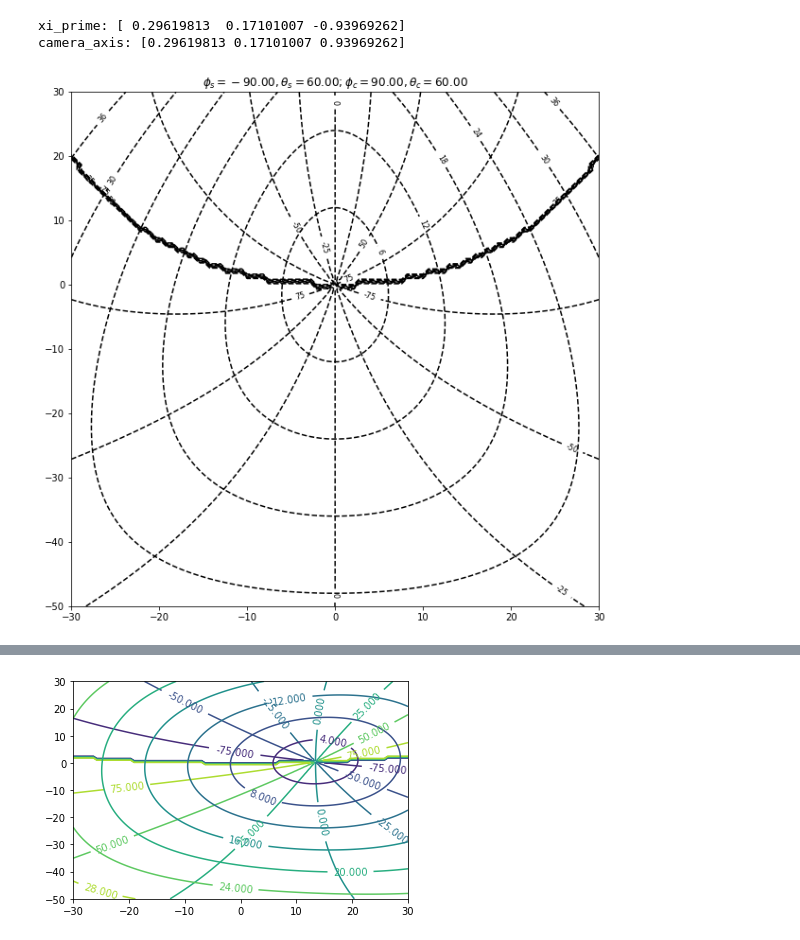
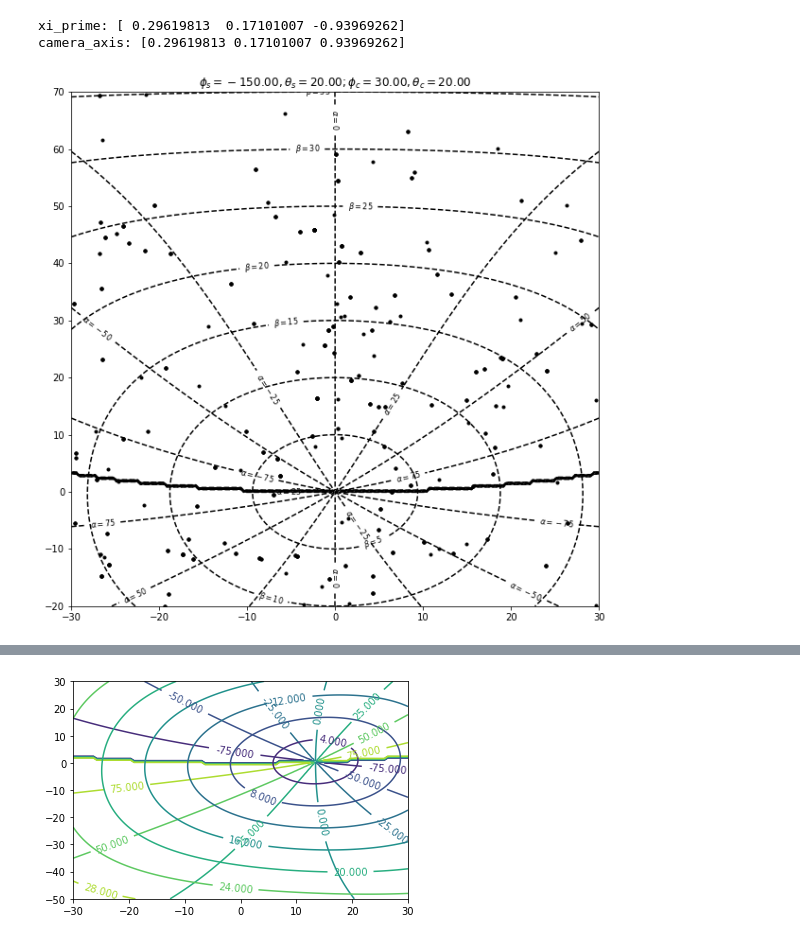
Before and after one commit to pakhuiying/wave_simulation, a Jupyter notebook: Cox_Munk_wave.ipynb, the cells around one changed output, grey strips where cells are left out. Drawn from its saved outputs; the diff is of its cells as text; code cells hidden in the pictures.

Commit message:
plot glitter on contour

```diff
--- a/Cox_Munk_wave.ipynb
+++ b/Cox_Munk_wave.ipynb
@@ -1093,8 +1094,8 @@ xi_prime: [ 0.29619813  0.17101007 -0.93969262]
 camera_axis: [0.29619813 0.17101007 0.93969262]
 # %%
 # initialise glitter pattern
-GP = rt.GlitterPattern(data_list[1])
+GP = rt.GlitterPattern(data_list[1],xi_prime,camera_axis,n=200)
-# %%
-isolines = rt.glitter_pattern_contour(xi_prime,camera_axis,plot=True)
-# %% [output]
-[figure, removed]
+# %%
+glitter_pattern = GP.plot_glitter_pattern()
+# %% [output]
+[figure, added]
```
Also changed, not shown: parts of 2 cells of this notebook, 1 other file.
